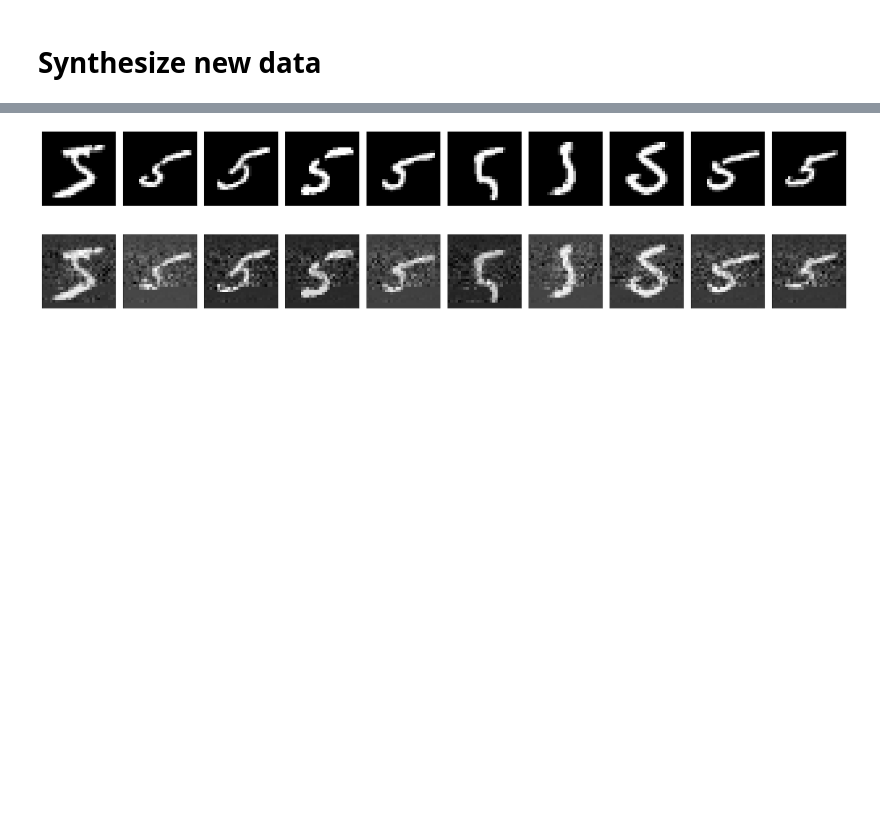
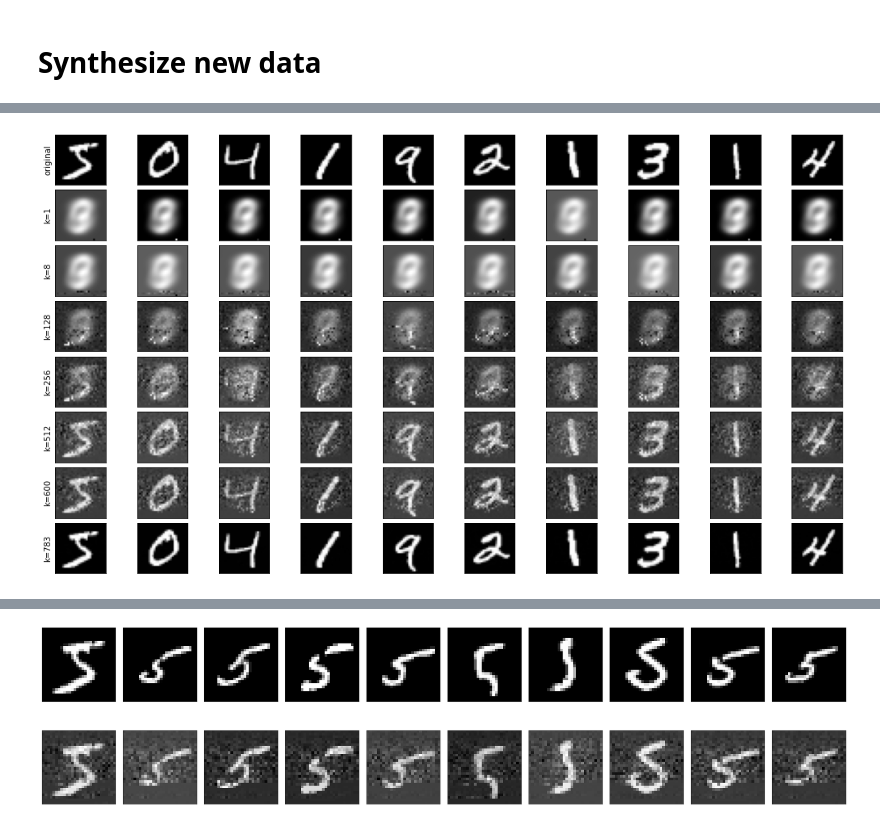
Before and after one commit to yusukemh/ProbabilisticPCA, a Jupyter notebook: PPCA.ipynb, the cells around one changed output, grey strips where cells are left out. Cells and saved outputs as stored; diff of their text form; code cells hidden in the pictures; blank space fills up the shorter version.

```diff
--- a/PPCA.ipynb
+++ b/PPCA.ipynb
@@ -405,0 +443,35 @@ model.fit(Xtrain_5 - mu_5)
+# %%
+k_values = [1, 8, 128, 256, 512, 600, 783]
+fig, axs = plt.subplots(
+    len(k_values) + 1, 10,
+    subplot_kw={'aspect':'equal', "xticks": [], "yticks": []},
+    gridspec_kw=dict(hspace=0.1, wspace=0.1),
+    figsize=(18,10)
+)
+
+for i in range(10):
+    axs[0, i].imshow(Xtrain[i].reshape(28, 28), cmap='gray')
+axs[0,0].set_ylabel("original")
+for i, k in enumerate(k_values):
+    model = PPCA(n_components = k)
+    model.fit(Xtrain_)
+
+    W = model.components_
+    M = W.T.dot(W) + model.sigma_ * np.identity(k)
+
+    for j in range(10):
+        mu = np.linalg.inv(M).dot(W.T).dot(Xtrain[j] - mnist_mu.reshape(-1))
+        cov = model.sigma_ * np.linalg.inv(M)
+        # sample from posterior
+        sample_z = np.random.multivariate_normal(mu, cov, size=1)
+
+        sample_x = model.components_.dot(sample_z.reshape(k, -1)) + mnist_mu.reshape(-1, 1)
+        axs[i+1, j].imshow(sample_x.reshape(28, 28), cmap='gray')
+        axs[i+1, j].set_aspect('equal')
+        axs[i+1, j].set_xticks([])
+        axs[i+1, j].set_yticks([])
+    for i, k in enumerate(k_values):
+        axs[i+1, 0].set_ylabel(f"k={k}")
+plt.savefig("synthesize_from_posterior_all_digits.png")
+# %% [output]
+[figure, added]
```
Also changed, not shown: parts of 10 cells of this notebook, 5 other files.
